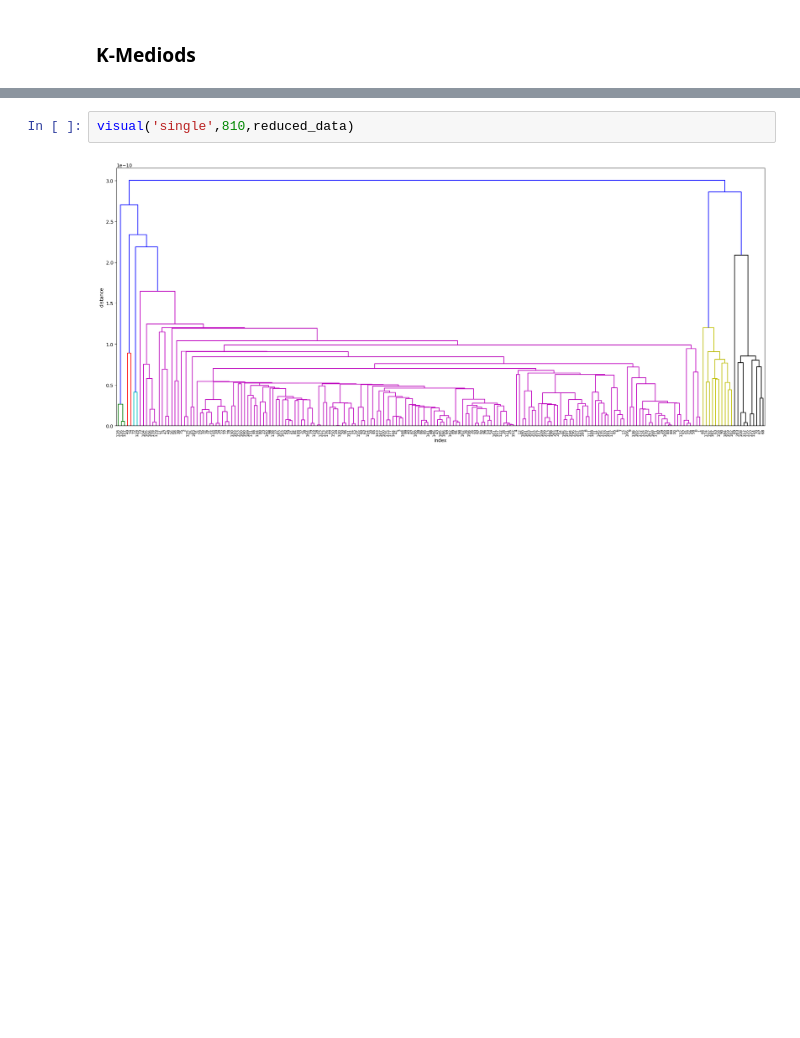
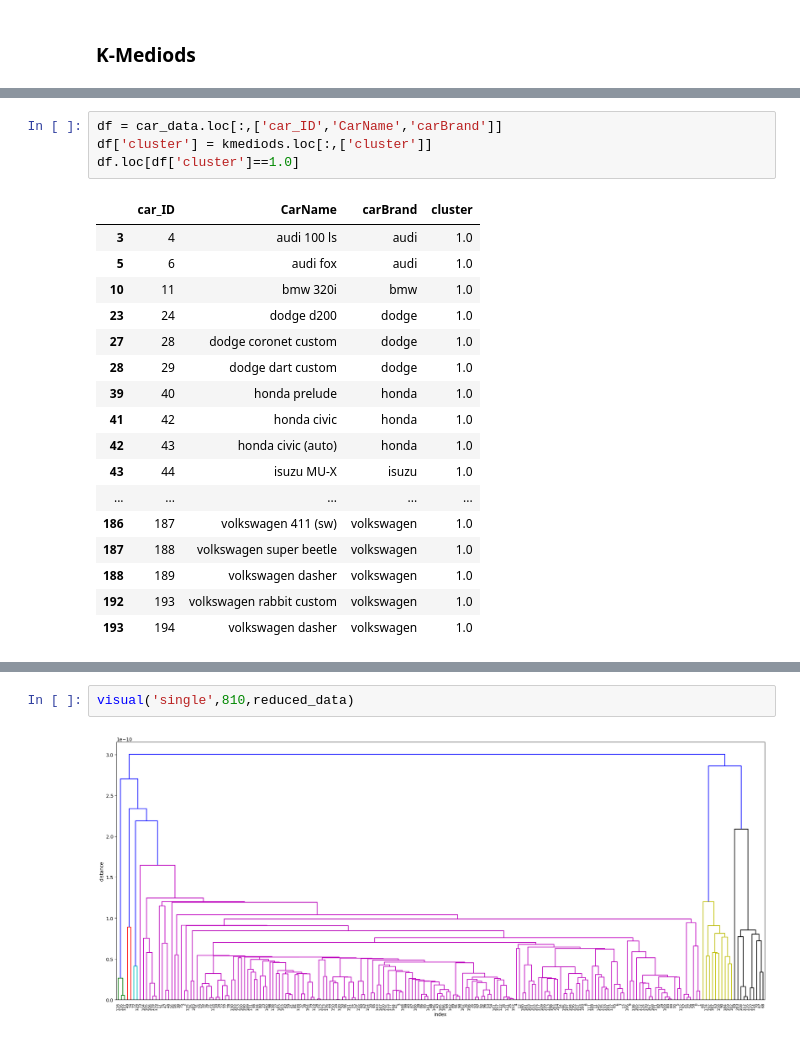
Before and after one commit to unicorn-yh/Deep-Learning-Mindspore, a Jupyter notebook: Car Clustering/car-clustering.ipynb, the cells around one changed output, grey strips where cells are left out. Drawn from its saved outputs; the diff is of its cells as text; blank space fills up the shorter version.

```diff
--- a/Car Clustering/car-clustering.ipynb
+++ b/Car Clustering/car-clustering.ipynb
@@ -523 +591,23 @@ cluster
 Name: pc1, dtype: int64
+# %%
+df = car_data.loc[:,['car_ID','CarName','carBrand']]
+df['cluster'] = kmediods.loc[:,['cluster']]
+df.loc[df['cluster']==1.0]
+# %% [output]
+|  | car_ID | CarName | carBrand | cluster |
+| 3 | 4 | audi 100 ls | audi | 1.0 |
+| 5 | 6 | audi fox | audi | 1.0 |
+| 10 | 11 | bmw 320i | bmw | 1.0 |
+| 23 | 24 | dodge d200 | dodge | 1.0 |
+| 27 | 28 | dodge coronet custom | dodge | 1.0 |
+| 28 | 29 | dodge dart custom | dodge | 1.0 |
+| 39 | 40 | honda prelude | honda | 1.0 |
+| 41 | 42 | honda civic | honda | 1.0 |
+| 42 | 43 | honda civic (auto) | honda | 1.0 |
+| 43 | 44 | isuzu MU-X | isuzu | 1.0 |
+| ... | ... | ... | ... | ... |
+| 186 | 187 | volkswagen 411 (sw) | volkswagen | 1.0 |
+| 187 | 188 | volkswagen super beetle | volkswagen | 1.0 |
+| 188 | 189 | volkswagen dasher | volkswagen | 1.0 |
+| 192 | 193 | volkswagen rabbit custom | volkswagen | 1.0 |
+| 193 | 194 | volkswagen dasher | volkswagen | 1.0 |
```
Also changed, not shown: parts of 41 cells of this notebook.
